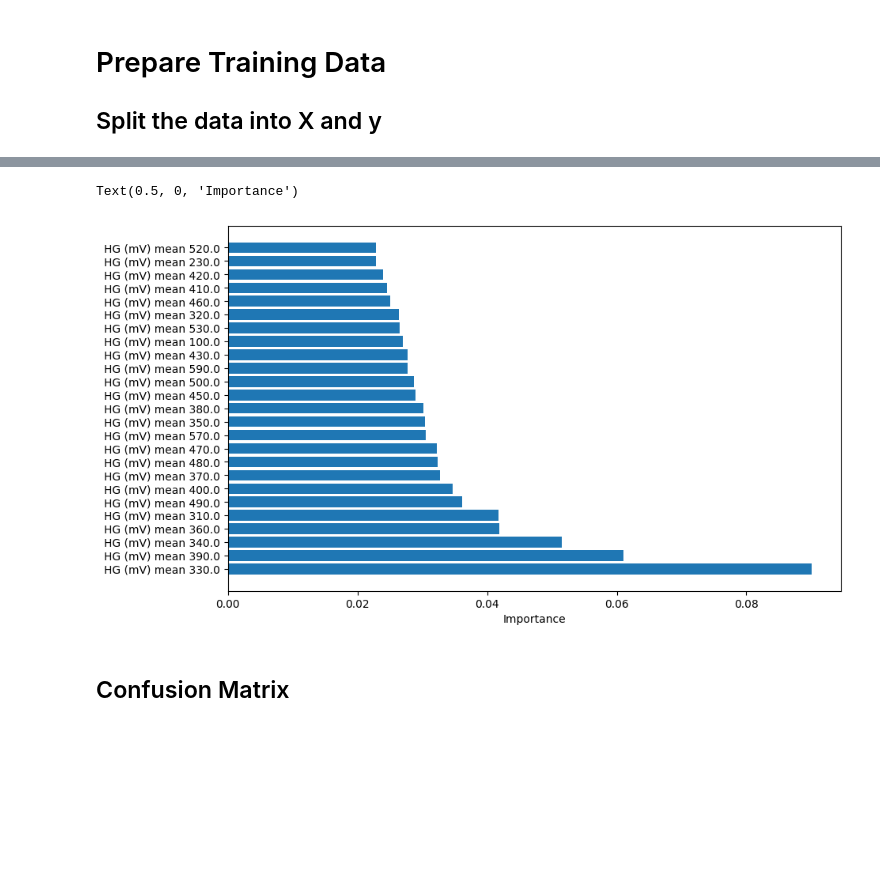
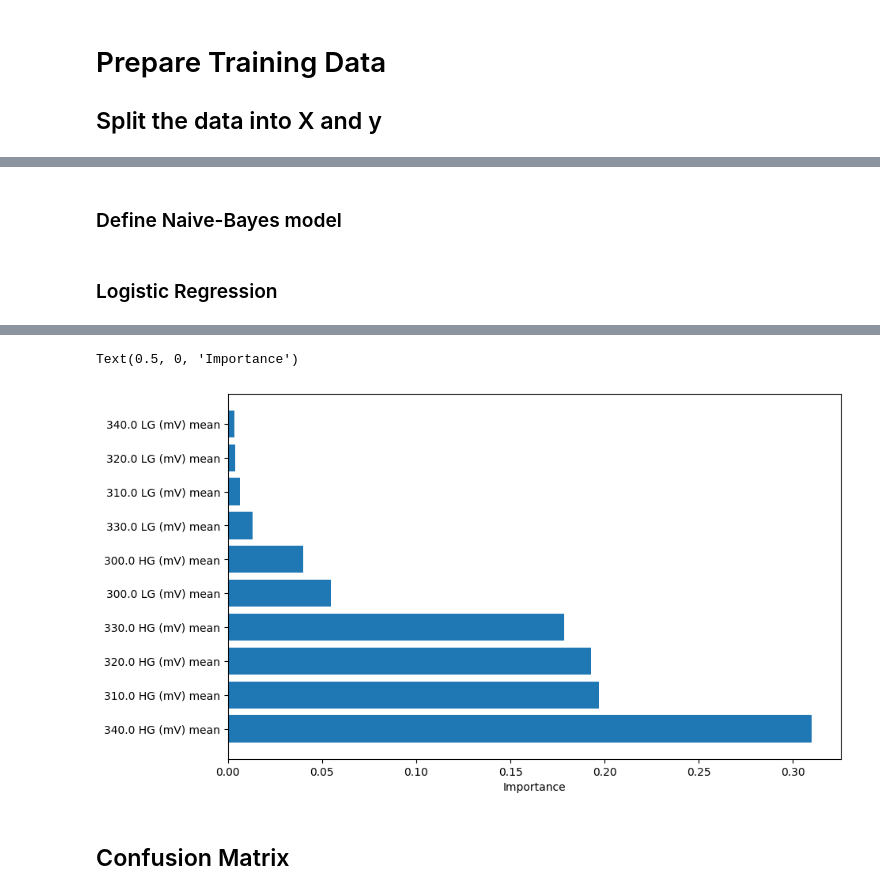
Before and after one commit to danimp94/PLASTICS-THz, a Jupyter notebook: src/scripts/notebook/Freq_Optimizacion_other_models.ipynb, the cells around one changed output, grey strips where cells are left out. Drawn from its saved outputs; the diff is of its cells as text; code cells hidden in the pictures; blank space fills up the shorter version.

```diff
--- a/src/scripts/notebook/Freq_Optimizacion_other_models.ipynb
+++ b/src/scripts/notebook/Freq_Optimizacion_other_models.ipynb
@@ -105,8 +105,10 @@ def freq_as_variable(df, data_percentage):
     # Pivot the DataFrame to wide format
     df_pivot = df_window.pivot(index=['Sample', 'unique_id'], columns='Frequency (GHz)')
 
-    # Flatten the MultiIndex columns
-    df_pivot.columns = [' '.join(map(str, col)) for col in df_pivot.columns]
+    # Flatten the MultiIndex columns - Ordered by Frequency + (HG mean, HG std deviation, LG mean, LG std deviation)
+    # df_pivot.columns = [' '.join(map(str, col)) for col in df_pivot.columns]
+    df_pivot.columns = [' '.join([str(col[1]), str(col[0])]) for col in df_pivot.columns]
+
 
     # Drop columns with all NaN values
     df_pivot = df_pivot.dropna(axis=1, how='all')
@@ -140,7 +142,8 @@ df.head()
 ## Sample a test set
 # %%
 # train_set, test_set = train_test_split(df, test_size=0.2, random_state=42, stratify=df['Sample'])
-train_set, test_set = train_test_split(df, test_size=0.2, random_state=42)
+test_percentage = 0.2
+train_set, test_set = train_test_split(df, test_size=test_percentage, random_state=42)
 
 # stratify=df['Sample'] to keep the same proportion of samples in the train and test set
 # %%
@@ -308,0 +308,9 @@ KeyboardInterrupt:
+# %%
+def random_forest_model(X_train, y_train, seed):
+    # Define Random Forest model
+    rf_model = RandomForestClassifier(n_estimators=10, criterion='gini', random_state=seed)
+    # Train the model
+    rf_model.fit(X_train, y_train)
+    return rf_model
+# %% [markdown]
+### Define Naive-Bayes model
@@ -308,0 +322,2 @@ KeyboardInterrupt:
+# %% [markdown]
+### Logistic Regression
@@ -309,39 +329,18 @@ KeyboardInterrupt:
 # %%
-# Model Parameters
-input_size = X_train.shape[1]
-output_size = len(np.unique(y_train))
-seed = set_seed(42)
-
-# print(f'input_size: {input_size}, output_size: {output_size}')
-# print(X_train, y_train)
-
-# Reduce the number of features to the first 50
-X_train = X_train.iloc[:, :51]
-X_test = X_test.iloc[:, :51]
-
-
-# Define Random Forest model
-rf_model = RandomForestClassifier(n_estimators=10, criterion= 'gini' , random_state=seed)
-
-# # Define Naive-Bayes model
-# nb_model = GaussianNB()
-
-# # Define Logistic Regression model
-# lr_model = LogisticRegression(max_iter=1000, random_state = seed)
-
-
-# Train model using wandb for metrics
-# TBD
-
-# Train the model
-rf_model.fit(X_train, y_train)
+# Train models
+rf_model = random_forest_model(X_train, y_train, seed)
+# nb_model = naive_bayes_model(X_train, y_train)
+# lr_model = logistic_regression_model(X_train, y_train, seed)
 
 # Predictions
 y_pred = rf_model.predict(X_test)
+# y_pred = nb_model.predict(X_test)
+# y_pred = lr_model.predict(X_test)
 
-# y_pred = rf_model.predict(X_new_sample)
-# y_test_original = y_test.copy()
-# y_test = y_new_sample
+# Save the model
+# joblib.dump(rf_model, 'random_forest_model.pkl')
+# joblib.dump(nb_model, 'naive_bayes_model.pkl')
+# joblib.dump(lr_model, 'logistic_regression_model.pkl')
 
 # # Create a DataFrame to compare
 # df_comparison = pd.DataFrame({'Actual': y_test, 'Predicted': y_pred})
@@ -359,13 +358,15 @@ print(f"Recall: {recall}")
 print(f"F1: {f1}")
 
 # Classification report
-print(classification_report(y_test, y_pred), )
+print(classification_report(y_test, y_pred),)
 
 # Predictions made per class with its label encoded value
 print(Counter(y_pred))
 
 # Feature importance (Find 10 most important variables with its name and importance value)
 feature_importances = rf_model.feature_importances_
+
+
 feature_names = X_train.columns
 feature_importances_df = pd.DataFrame({'Feature': feature_names, 'Importance': feature_importances})
 feature_importances_df = feature_importances_df.sort_values('Importance', ascending=False)
@@ -373,8 +374,4 @@ print(feature_importances_df.head(25))
 plt.figure(figsize=(10, 6))
 plt.barh(feature_importances_df['Feature'][:25], feature_importances_df['Importance'][:25])
 plt.xlabel('Importance')
-
-
-# Log metrics wandb
-# wandb.log({"accuracy": accuracy, "precision": precision, "recall": recall, "f1": f1})
 # %% [output]
@@ -398,5 +395,5 @@ F1: 0.9734397799927299
 Text(0.5, 0, 'Importance')
-[figure, old version]
+[figure, new version]
 # %% [markdown]
 ## Confusion Matrix
 # %%
```
Also changed, not shown: parts of 17 cells of this notebook.
